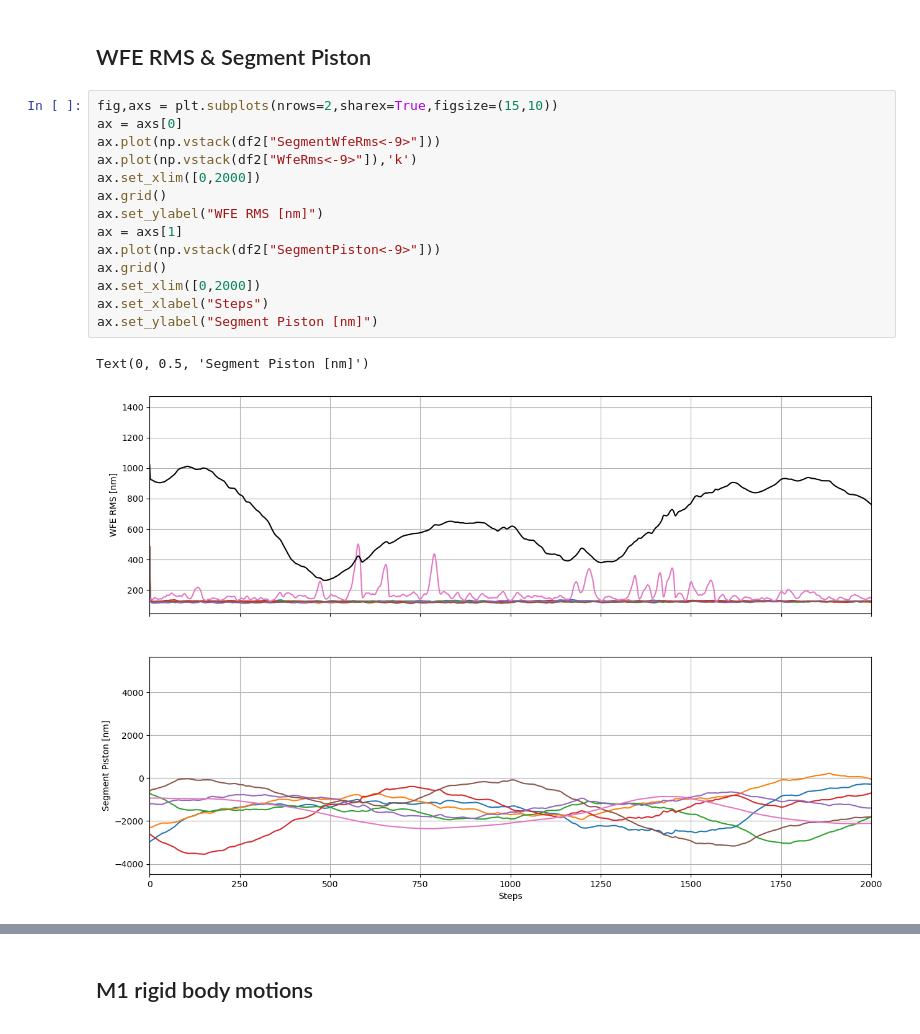
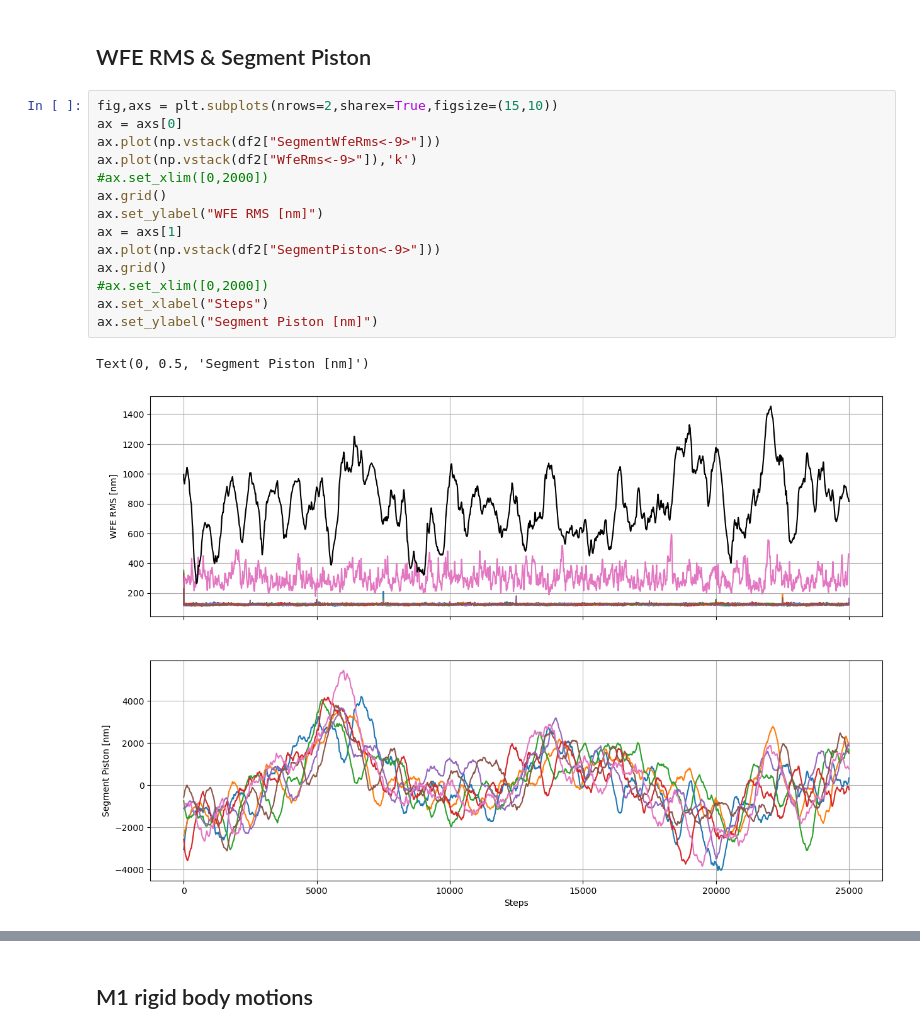
Before and after one commit to GMTO-Integrated-Modeling/grsim, a Jupyter notebook: ltao/src/bin/ltao.ipynb, the cells around one changed output, grey strips where cells are left out. Cells and saved outputs as stored; diff of their text form.

```diff
--- a/ltao/src/bin/ltao.ipynb
+++ b/ltao/src/bin/ltao.ipynb
@@ -64,20 +64,20 @@ df2.head()
 # %%
 fig,axs = plt.subplots(nrows=2,sharex=True,figsize=(15,10))
 ax = axs[0]
 ax.plot(np.vstack(df2["SegmentWfeRms<-9>"]))
 ax.plot(np.vstack(df2["WfeRms<-9>"]),'k')
-ax.set_xlim([0,2000])
+#ax.set_xlim([0,2000])
 ax.grid()
 ax.set_ylabel("WFE RMS [nm]")
 ax = axs[1]
 ax.plot(np.vstack(df2["SegmentPiston<-9>"]))
 ax.grid()
-ax.set_xlim([0,2000])
+#ax.set_xlim([0,2000])
 ax.set_xlabel("Steps")
 ax.set_ylabel("Segment Piston [nm]")
 # %% [output]
 Text(0, 0.5, 'Segment Piston [nm]')
-[figure, old version]
+[figure, new version]
 # %%
 fig,axs = plt.subplots(nrows=2,sharex=True,figsize=(15,10))
 ax = axs[0]
```
Also changed, not shown: parts of 8 cells of this notebook, 19 other files.
